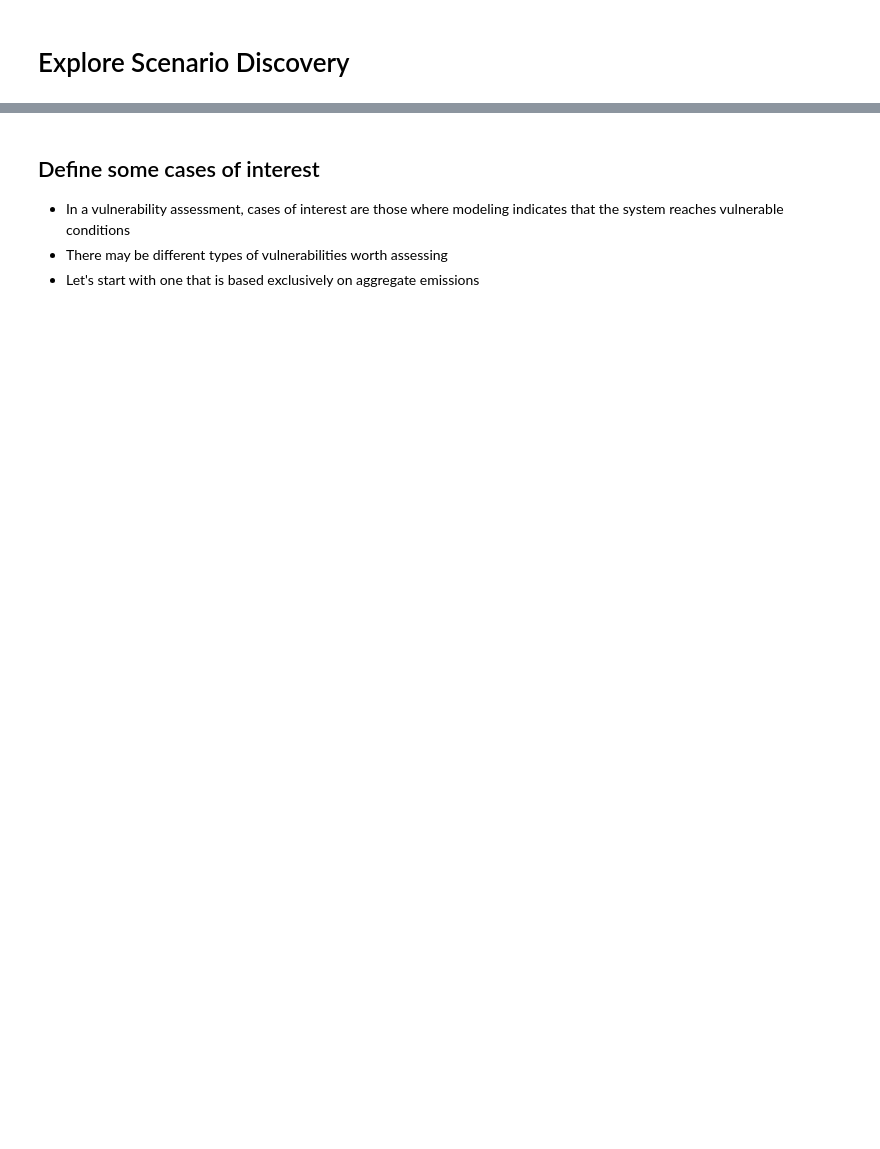
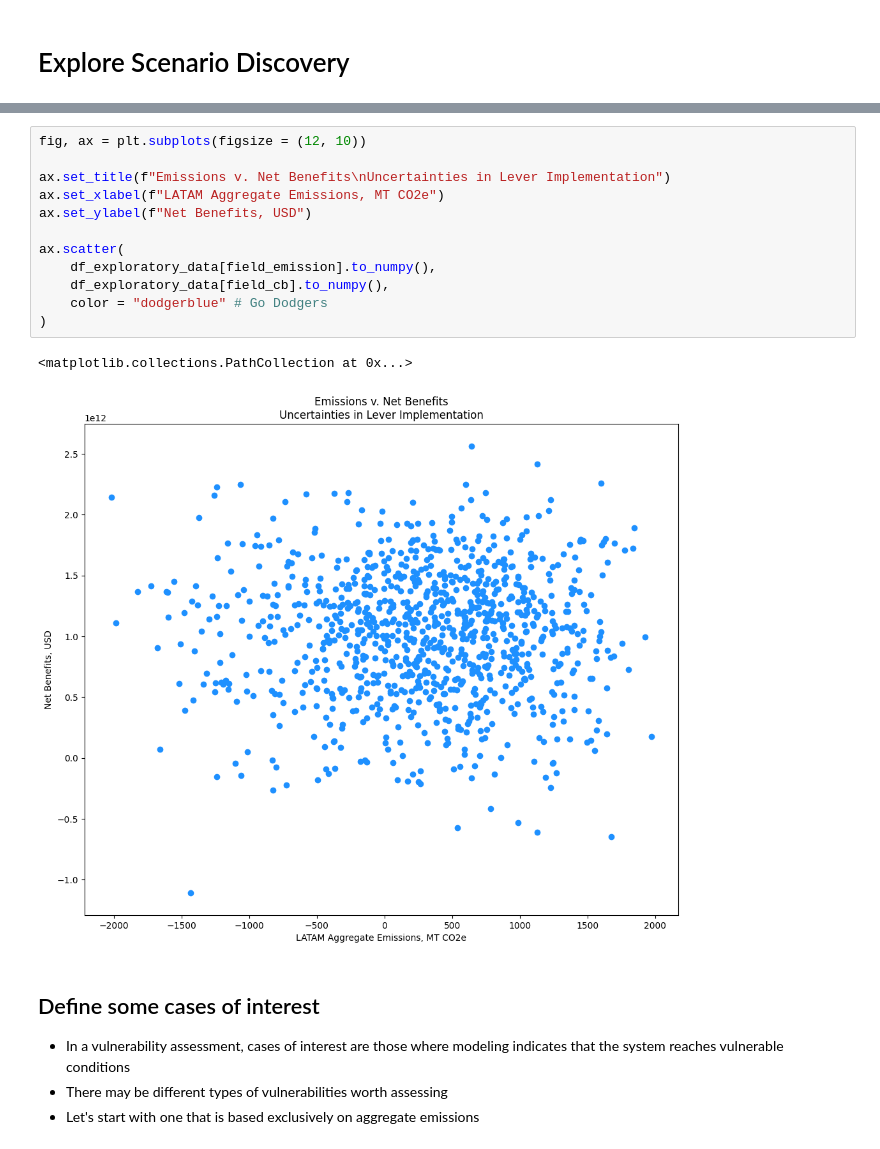
Before and after one commit to jcsyme/sdexplorer, a Jupyter notebook: explore_scenario_discovery.ipynb, the cells around one changed output, grey strips where cells are left out. Saved outputs shown, nothing was run; the diff lists cells and outputs as text; blank space fills up the shorter version.

```diff
--- a/explore_scenario_discovery.ipynb
+++ b/explore_scenario_discovery.ipynb
@@ -41,3 +78,18 @@ FileNotFoundError: [Errno 2] No such file or directory: '/Users/jsyme/Downloads/
+# %%
+fig, ax = plt.subplots(figsize = (12, 10))
+
+ax.set_title(f"Emissions v. Net Benefits\nUncertainties in Lever Implementation")
+ax.set_xlabel(f"LATAM Aggregate Emissions, MT CO2e")
+ax.set_ylabel(f"Net Benefits, USD")
+
+ax.scatter(
+    df_exploratory_data[field_emission].to_numpy(),
+    df_exploratory_data[field_cb].to_numpy(),
+    color = "dodgerblue" # Go Dodgers
+)
+# %% [output]
+<matplotlib.collections.PathCollection at 0x...>
+[figure, added]
 # %% [markdown]
 ##  Define some cases of interest
 - In a vulnerability assessment, cases of interest are those where modeling indicates that the system reaches vulnerable conditions
```
Also changed, not shown: parts of 22 cells of this notebook, 1 other file.
